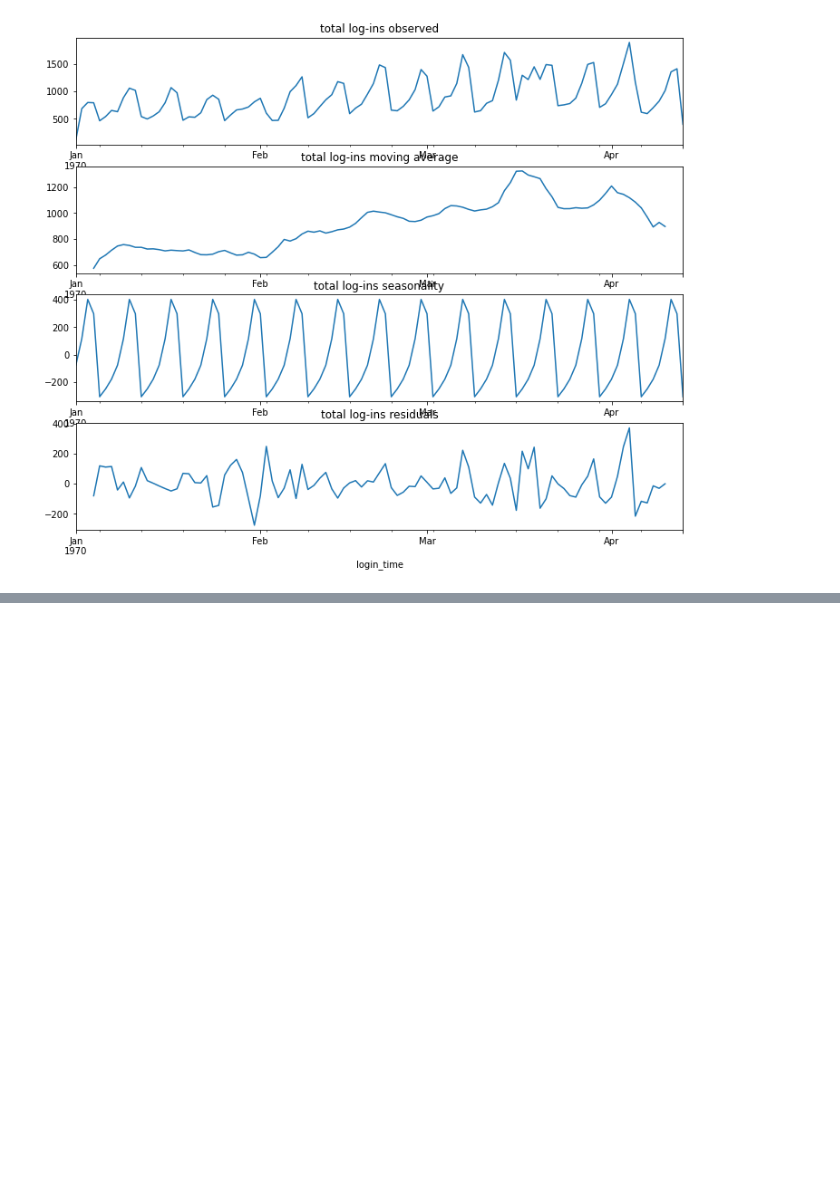
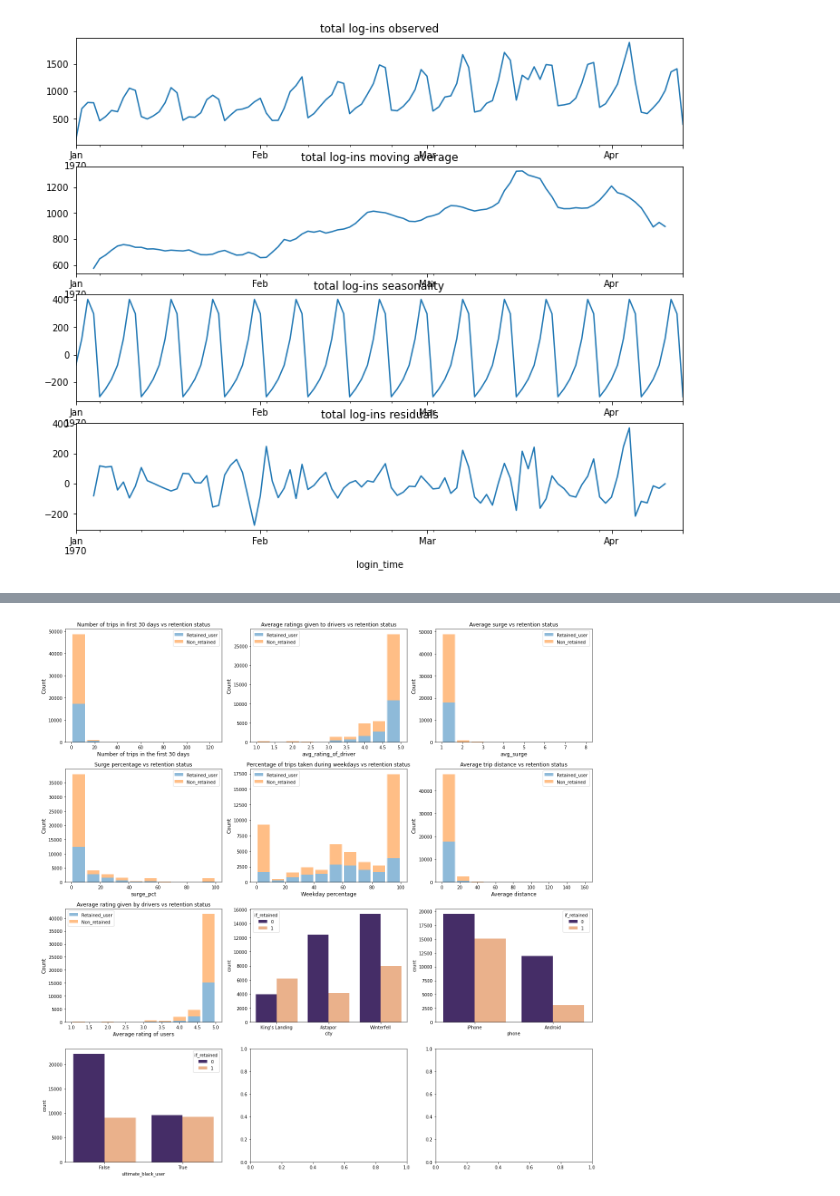
Before and after one commit to somayehY/SomayeYoussefi, a Jupyter notebook: ultimate_challenge/Ultimate_challenge.ipynb, the cells around one changed output, grey strips where cells are left out. Saved outputs shown, nothing was run; the diff lists cells and outputs as text; code cells hidden in the pictures; blank space fills up the shorter version.

Commit message:
Update Ultimate_challenge.ipynb
Part 1 is complete,
Part 3 model gid is complete. working on feature importance

```diff
--- a/ultimate_challenge/Ultimate_challenge.ipynb
+++ b/ultimate_challenge/Ultimate_challenge.ipynb
@@ -175,0 +334,4 @@ ax[1].set_xticklabels(['Mon', 'Tue', 'Wed', 'Thu', 'Fri', 'Sat', 'Sun'])
+# %%
+df = pd.read_json('ultimate_data_challenge.json')
+print(df.shape)
+df.head()
@@ -175,0 +401,4 @@ ax[1].set_xticklabels(['Mon', 'Tue', 'Wed', 'Thu', 'Fri', 'Sat', 'Sun'])
+# %%
+# Change to datetime tpye
+df['signup_date'] = pd.to_datetime(df['signup_date'])
+df['last_trip_date'] = pd.to_datetime(df['last_trip_date'])
@@ -175,0 +416,11 @@ ax[1].set_xticklabels(['Mon', 'Tue', 'Wed', 'Thu', 'Fri', 'Sat', 'Sun'])
+# %%
+def retained_user(x):
+    date1 = date(2014,6,1)
+    date2 = date(2014,6,30)
+    if_retained = 0
+    if x <= date2 and x >= date1:
+        if_retained = 1
+    return if_retained
+# %%
+df['if_retained'] = df['last_trip_date'].apply(retained_user)
+df.head()
@@ -175,0 +442,70 @@ ax[1].set_xticklabels(['Mon', 'Tue', 'Wed', 'Thu', 'Fri', 'Sat', 'Sun'])
+# %%
+fig, ((axes0, axes1, axes2), (axes3, axes4, axes5), (axes6, axes7, axes8), (axes9, axes10, axes11)) = plt.subplots(nrows = 4, ncols = 3, figsize=(18,25))
+
+s1 = pd.DataFrame({'Retained_user': df.loc[df['if_retained']==1, 'trips_in_first_30_days'], 'Non_retained': df.loc[df['if_retained']==0, 'trips_in_first_30_days']}, index=None)
+s1.plot.hist(stacked=True, bins=10, rwidth=0.85, figsize=(18,20), ax=axes0, alpha=.5)
+
+s2 = pd.DataFrame({'Retained_user': df.loc[df['if_retained']==1, 'avg_rating_of_driver'], 'Non_retained': df.loc[df['if_retained']==0, 'avg_rating_of_driver']}, index=None)
+s2.plot.hist(stacked=True, bins=10, rwidth=0.85, figsize=(18,12), ax=axes1, alpha=.5)
+
+s3 = pd.DataFrame({'Retained_user': df.loc[df['if_retained']==1, 'avg_surge'], 'Non_retained': df.loc[df['if_retained']==0, 'avg_surge']}, index=None)
+s3.plot.hist(stacked=True, bins=10, rwidth=0.85, figsize=(18, 12), ax=axes2, alpha=.5)
+
+s4 = pd.DataFrame({'Retained_user': df.loc[df['if_retained']==1, 'surge_pct'], 'Non_retained': df.loc[df['if_retained']==0, 'surge_pct']}, index=None)
+s4.plot.hist(stacked=True, bins=10, rwidth=0.85, figsize=(18, 12), ax=axes3, alpha=.5)
+
+s5 = pd.DataFrame({'Retained_user': df.loc[df['if_retained']==1, 'weekday_pct'], 'Non_retained': df.loc[df['if_retained']==0, 'weekday_pct']}, index=None)
+s5.plot.hist(stacked=True, bins=10, rwidth=0.85, figsize=(18, 12), ax=axes4, alpha=.5)
+
+s6 = pd.DataFrame({'Retained_user': df.loc[df['if_retained']==1, 'avg_dist'], 'Non_retained': df.loc[df['if_retained']==0, 'avg_dist']}, index=None)
+s6.plot.hist(stacked=True, bins=10, rwidth=0.85, figsize=(18, 12), ax=axes5, alpha=.5)
+
+s7 = pd.DataFrame({'Retained_user': df.loc[df['if_retained']==1, 'avg_rating_by_driver'], 'Non_retained': df.loc[df['if_retained']==0, 'avg_rating_by_driver']}, index=None)
+s7.plot.hist(stacked=True, bins=10, rwidth=0.85, figsize=(18, 18), ax=axes6, alpha=.5)
+
+
+sns.countplot(x="city", hue='if_retained', data=df, palette=['#432371',"#FAAE7B"], ax=axes7)
+sns.countplot(x="phone", hue='if_retained', data=df, palette=['#432371',"#FAAE7B"], ax=axes8)
+sns.countplot(x="ultimate_black_user", hue='if_retained', data=df, palette=['#432371',"#FAAE7B"], ax=axes9)
+
+axes0.legend(['Retained_user', 'Non_retained'])
+axes0.set_xlabel('Number of trips in the first 30 days', fontsize=12)
+axes0.set_ylabel('Count', fontsize=12)
+axes0.set_title("Number of trips in first 30 days vs retention status", fontsize=12)
+
+axes1.legend(['Retained_user', 'Non_retained'])
+axes1.set_xlabel('avg_rating_of_driver', fontsize=12)
+axes1.set_ylabel('Count', fontsize=12)
+axes1.set_title("Average ratings given to drivers vs retention status", fontsize=12)
+
+axes2.legend(['Retained_user', 'Non_retained'])
+axes2.set_xlabel('avg_surge', fontsize=12)
+axes2.set_ylabel('Count', fontsize=12)
+axes2.set_title("Average surge vs retention status", fontsize=12)
+
+axes3.legend(['Retained_user', 'Non_retained'])
+axes3.set_xlabel('surge_pct', fontsize=12)
+axes3.set_ylabel('Count', fontsize=12)
+axes3.set_title("Surge percentage vs retention status", fontsize=12)
+
+axes4.legend(['Retained_user', 'Non_retained'])
+axes4.set_xlabel('Weekday percentage', fontsize=12)
+axes4.set_ylabel('Count', fontsize=12)
+axes4.set_title("Percentage of trips taken during weekdays vs retention status", fontsize=12)
+
+axes5.legend(['Retained_user', 'Non_retained'])
+axes5.set_xlabel('Average distance', fontsize=12)
+axes5.set_ylabel('Count', fontsize=12)
+axes5.set_title("Average trip distance vs retention status", fontsize=12)
+
+axes6.legend(['Retained_user', 'Non_retained'])
+axes6.set_xlabel('Average rating of users', fontsize=12)
+axes6.set_ylabel('Count', fontsize=12)
+axes6.set_title("Average rating given by drivers vs retention status", fontsize=12)
+
+
+
+plt.tight_layout()
+plt.show()
+# %% [output]
+[figure, added]
```
Also changed, not shown: parts of 76 cells of this notebook.
